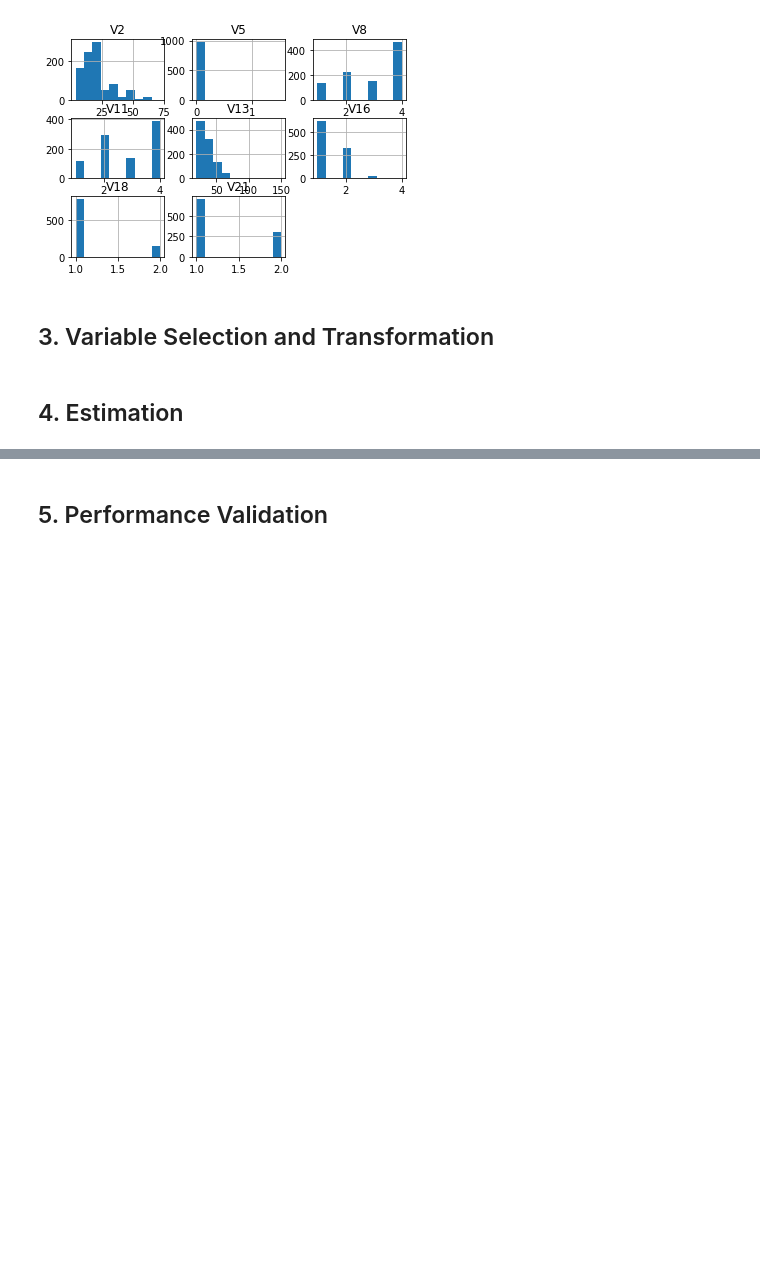
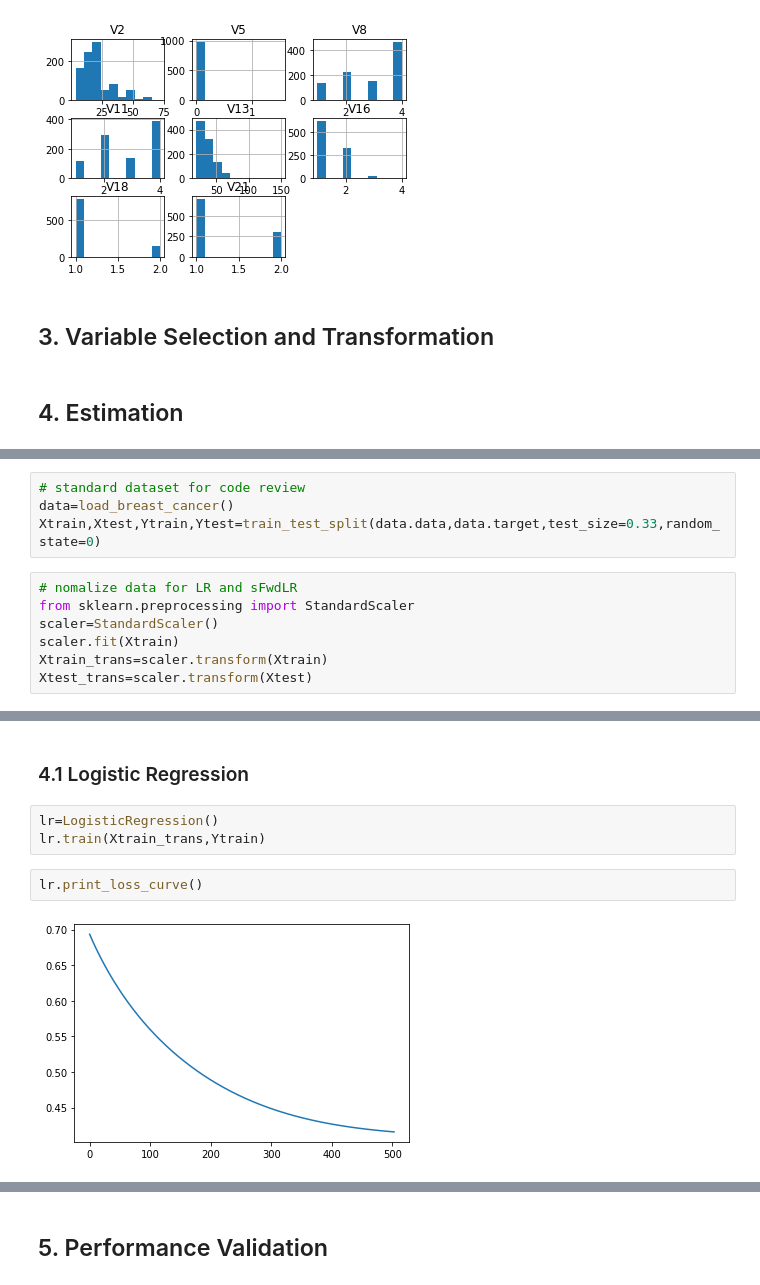
Before and after one commit to Clarence1027/quantitative-credit-scoring-model, a Jupyter notebook: report.ipynb, the cells around one changed output, grey strips where cells are left out. Cells and saved outputs as stored; diff of their text form; blank space fills up the shorter version.

```diff
--- a/report.ipynb
+++ b/report.ipynb
@@ -92,0 +106,11 @@ array([[<AxesSubplot:title={'center':'V2'}>,
+# %%
+# standard dataset for code review
+data=load_breast_cancer()
+Xtrain,Xtest,Ytrain,Ytest=train_test_split(data.data,data.target,test_size=0.33,random_state=0)
+# %%
+# nomalize data for LR and sFwdLR
+from sklearn.preprocessing import StandardScaler
+scaler=StandardScaler()
+scaler.fit(Xtrain)
+Xtrain_trans=scaler.transform(Xtrain)
+Xtest_trans=scaler.transform(Xtest)
@@ -92,0 +149,9 @@ array([[<AxesSubplot:title={'center':'V2'}>,
+# %% [markdown]
+### 4.1 Logistic Regression
+# %%
+lr=LogisticRegression()
+lr.train(Xtrain_trans,Ytrain)
+# %%
+lr.print_loss_curve()
+# %% [output]
+[figure, added]
```
Also changed, not shown: parts of 32 cells of this notebook, 1 other file.
